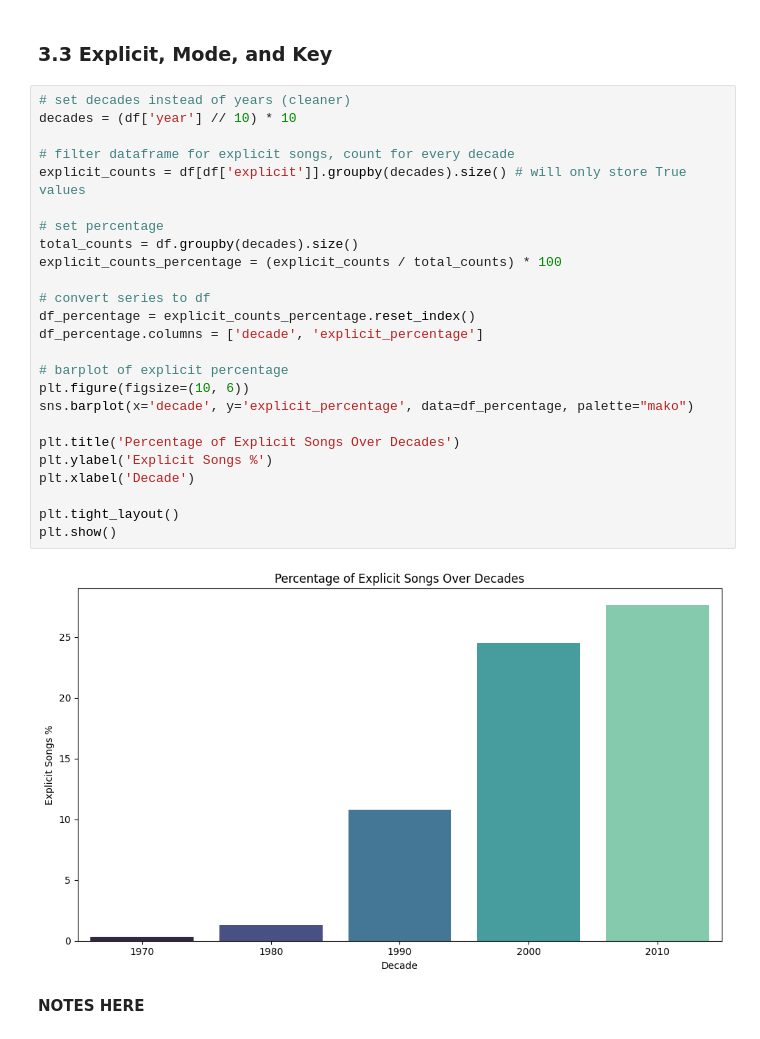
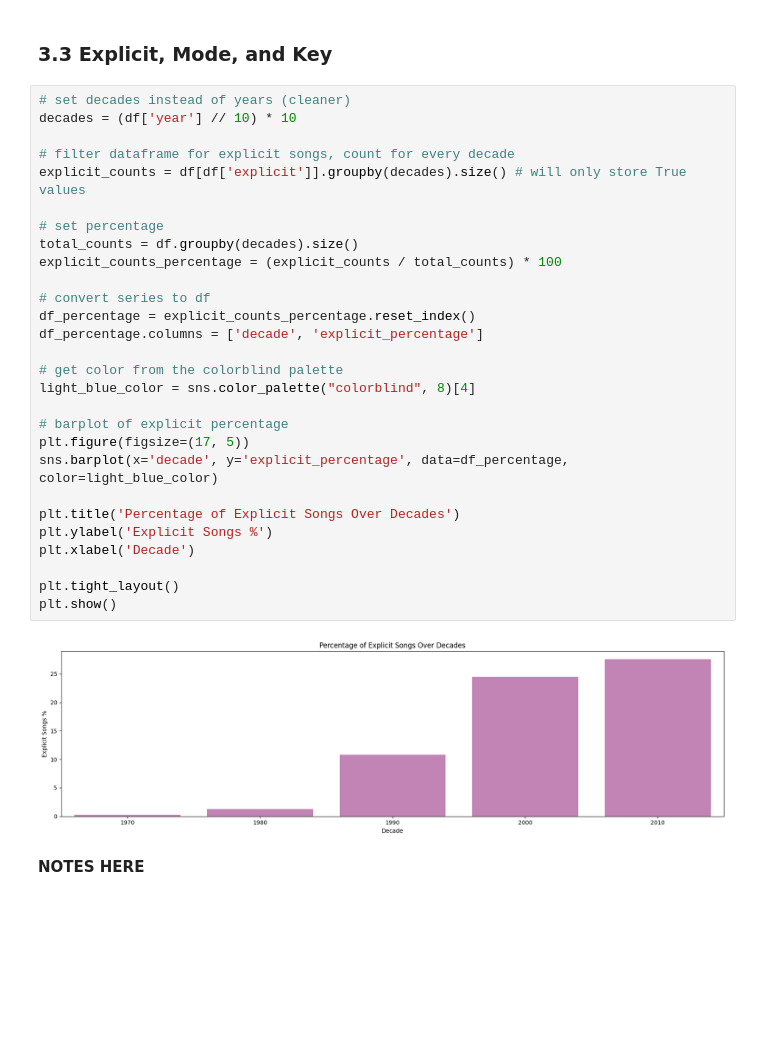
Before and after one commit to joelbit33/hit-songs-analysis, a Jupyter notebook: analysis/analysis.ipynb, the cells around one changed output. Cells and saved outputs as stored; diff of their text form; blank space fills up the shorter version.

```diff
--- a/analysis/analysis.ipynb
+++ b/analysis/analysis.ipynb
@@ -196,30 +199,33 @@ plt.show()
 # %%
 # set decades instead of years (cleaner)
 decades = (df['year'] // 10) * 10
 
 # filter dataframe for explicit songs, count for every decade
 explicit_counts = df[df['explicit']].groupby(decades).size() # will only store True values
 
 # set percentage
 total_counts = df.groupby(decades).size()
 explicit_counts_percentage = (explicit_counts / total_counts) * 100
 
 # convert series to df
 df_percentage = explicit_counts_percentage.reset_index()
 df_percentage.columns = ['decade', 'explicit_percentage']
 
+# get color from the colorblind palette
+light_blue_color = sns.color_palette("colorblind", 8)[4]
+
 # barplot of explicit percentage
-plt.figure(figsize=(10, 6))
-sns.barplot(x='decade', y='explicit_percentage', data=df_percentage, palette="mako")
+plt.figure(figsize=(17, 5))
+sns.barplot(x='decade', y='explicit_percentage', data=df_percentage, color=light_blue_color)
 
 plt.title('Percentage of Explicit Songs Over Decades')
 plt.ylabel('Explicit Songs %')
 plt.xlabel('Decade')
 
 plt.tight_layout()
 plt.show()
 # %% [output]
-[figure, old version]
+[figure, new version]
 # %% [markdown]
 **NOTES HERE**
 # %%
```
Also changed, not shown: parts of 8 cells of this notebook.
